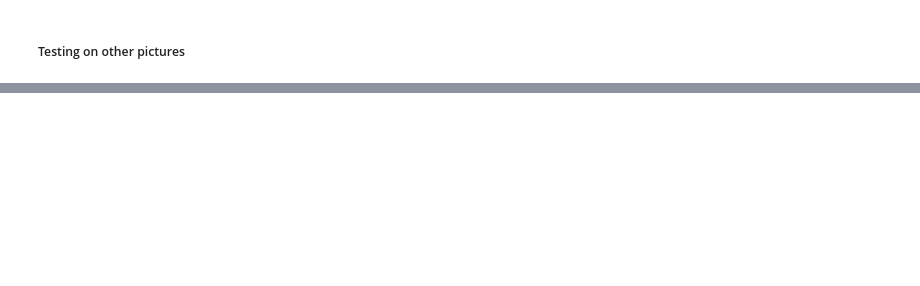
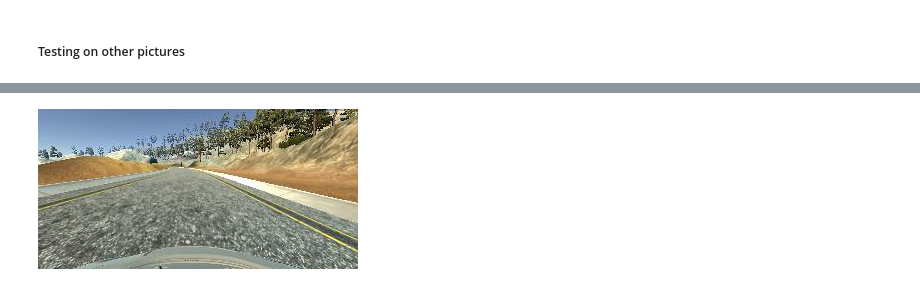
Before and after one commit to TheoLvs/reinforcement-learning, a Jupyter notebook: 3. Self Driving Car/Udacity environment/1. Udacity environment - preprocessing.ipynb, the cells around one changed output, grey strips where cells are left out. Drawn from its saved outputs; the diff is of its cells as text; code cells hidden in the pictures; blank space fills up the shorter version.

```diff
--- a/3. Self Driving Car/Udacity environment/1. Udacity environment - preprocessing.ipynb
+++ b/3. Self Driving Car/Udacity environment/1. Udacity environment - preprocessing.ipynb
@@ -175,0 +152,5 @@ def preprocess(img):
+# %%
+test_image_3 = Image.open(images[10])
+test_image_3
+# %% [output]
+[figure, added]
```
Also changed, not shown: parts of 20 cells of this notebook, 1 other file.
